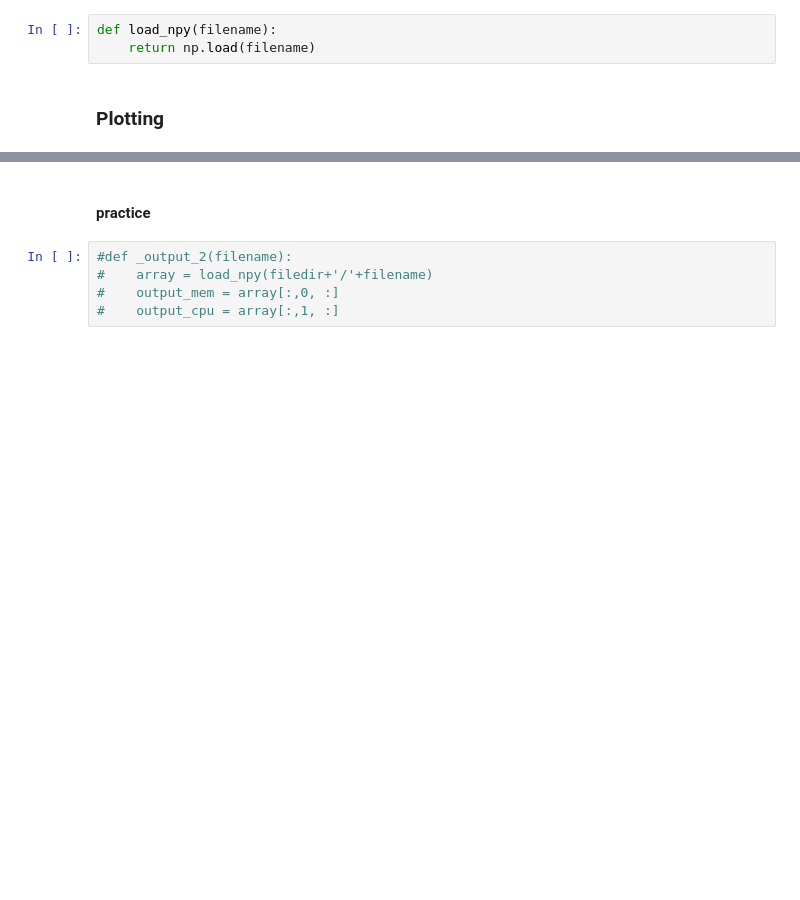
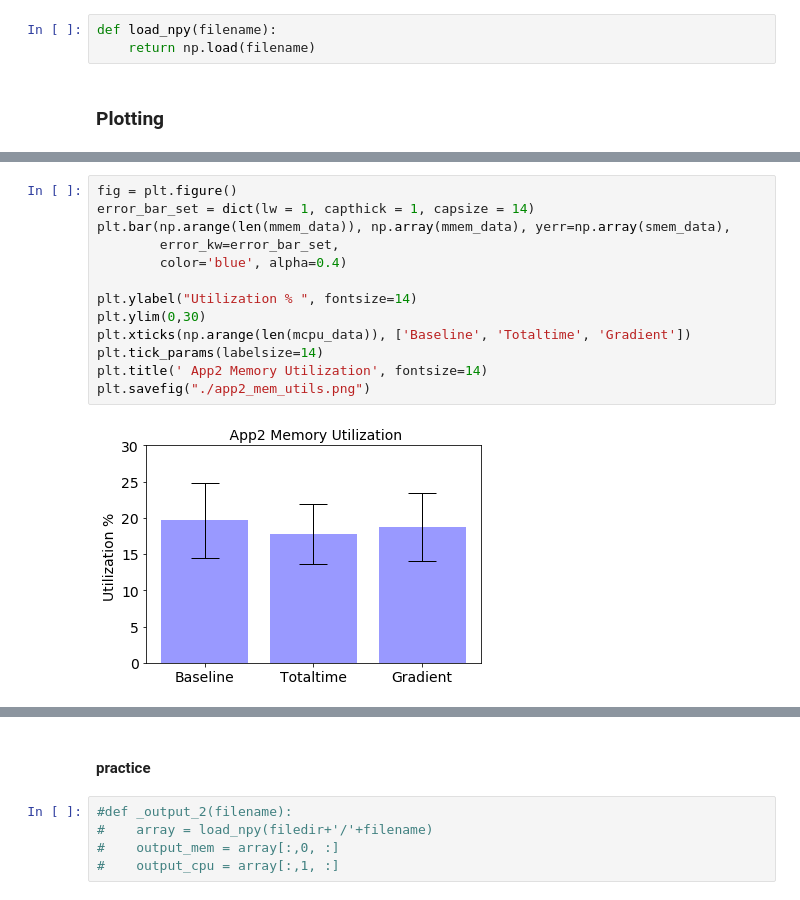
Before and after one commit to Parsl/parsl, a Jupyter notebook: parsl/dataflow/workspace/1-app-slurm-performanceio.ipynb, the cells around one changed output, grey strips where cells are left out. Cells and saved outputs as stored; diff of their text form; blank space fills up the shorter version.

```diff
--- a/parsl/dataflow/workspace/1-app-slurm-performanceio.ipynb
+++ b/parsl/dataflow/workspace/1-app-slurm-performanceio.ipynb
@@ -24,0 +147,15 @@ def _common_output(filedir='.', filename='output'):
+# %%
+fig = plt.figure()
+error_bar_set = dict(lw = 1, capthick = 1, capsize = 14)
+plt.bar(np.arange(len(mmem_data)), np.array(mmem_data), yerr=np.array(smem_data),
+        error_kw=error_bar_set,
+        color='blue', alpha=0.4)
+
+plt.ylabel("Utilization % ", fontsize=14)
+plt.ylim(0,30)
+plt.xticks(np.arange(len(mcpu_data)), ['Baseline', 'Totaltime', 'Gradient'])
+plt.tick_params(labelsize=14)
+plt.title(' App2 Memory Utilization', fontsize=14)
+plt.savefig("./app2_mem_utils.png")
+# %% [output]
+[figure, added]
```
Also changed, not shown: parts of 46 cells of this notebook.
